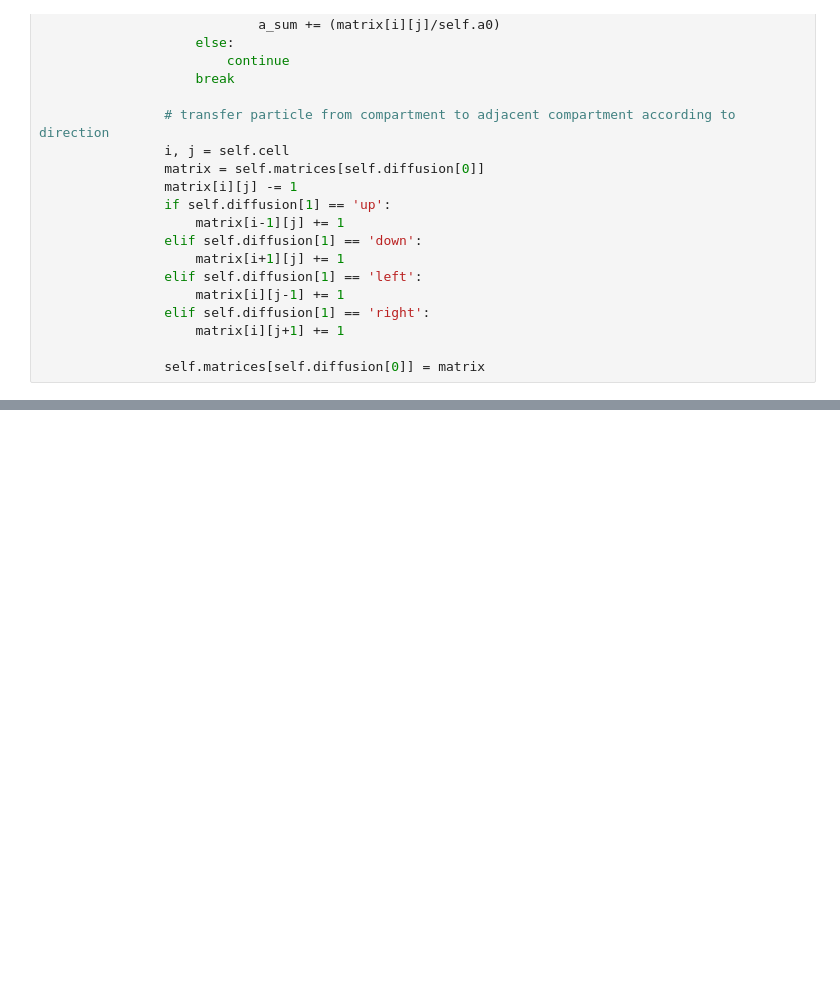
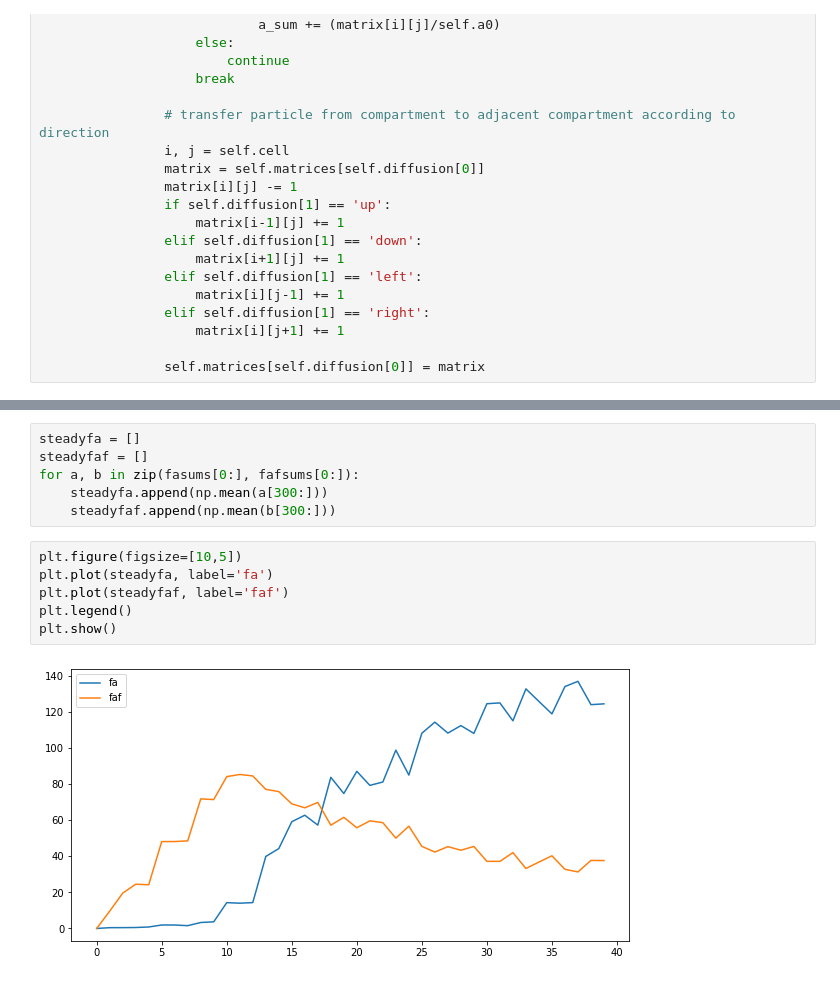
Before and after one commit to mileswhen/gillessa, a Jupyter notebook: SSAmodel.ipynb, the cells around one changed output, grey strips where cells are left out. Drawn from its saved outputs; the diff is of its cells as text; blank space fills up the shorter version.

```diff
--- a/SSAmodel.ipynb
+++ b/SSAmodel.ipynb
@@ -248,0 +276,14 @@ KeyboardInterrupt:
+# %%
+steadyfa = []
+steadyfaf = []
+for a, b in zip(fasums[0:], fafsums[0:]):
+    steadyfa.append(np.mean(a[300:]))
+    steadyfaf.append(np.mean(b[300:]))
+# %%
+plt.figure(figsize=[10,5])
+plt.plot(steadyfa, label='fa')
+plt.plot(steadyfaf, label='faf')
+plt.legend()
+plt.show()
+# %% [output]
+[figure, added]
```
Also changed, not shown: parts of 11 cells of this notebook, 2 other files.
